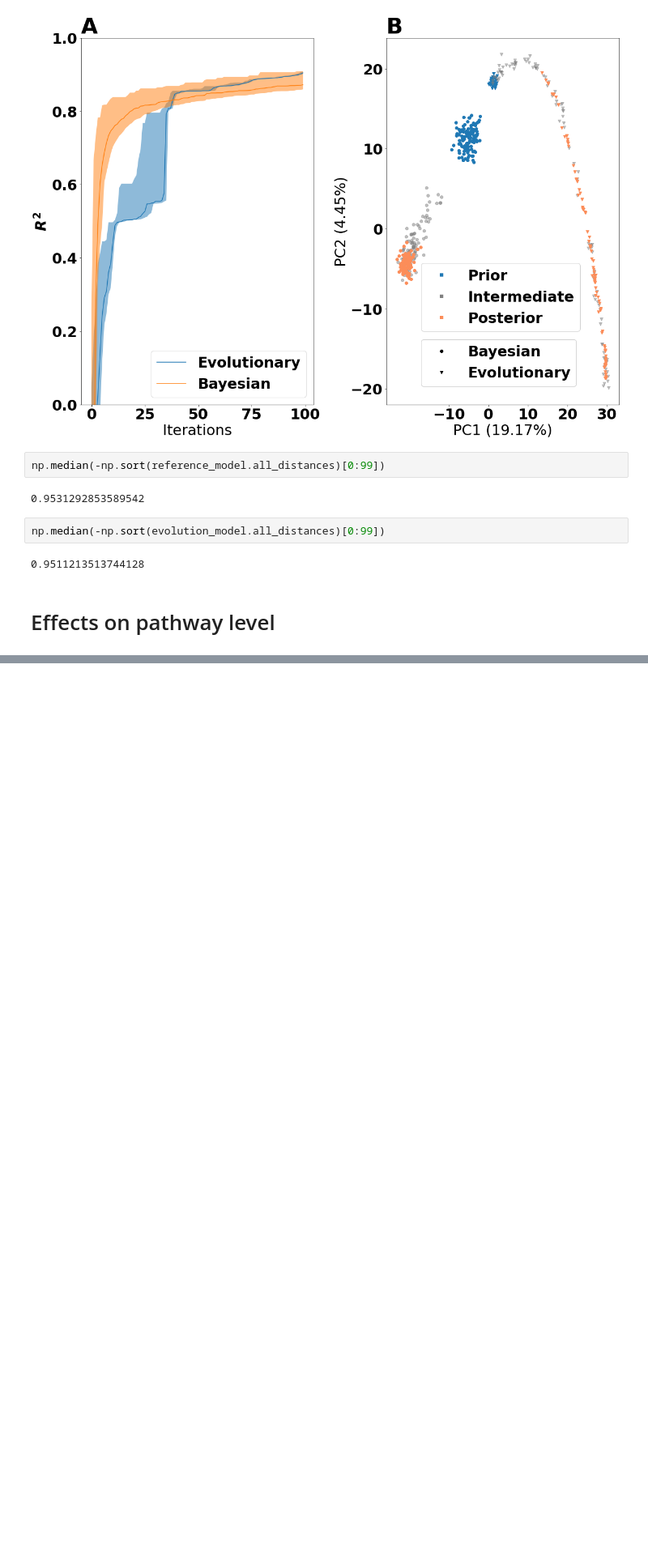
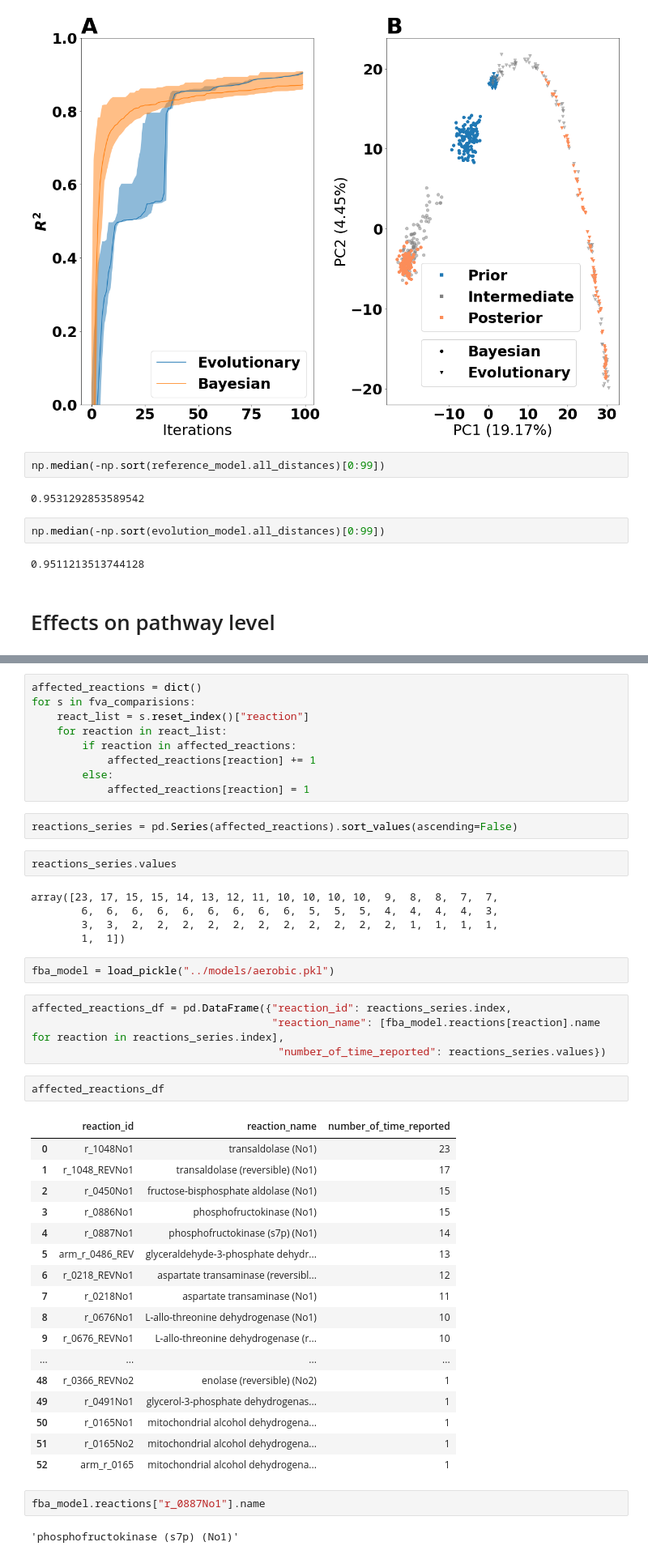
Before and after one commit to vetleser/BayesianGEM, a Jupyter notebook: code/visualization_for_manuscript.ipynb, the cells around one changed output, grey strips where cells are left out. Shown at 81% size. Drawn from its saved outputs; the diff is of its cells as text; blank space fills up the shorter version.

```diff
--- a/code/visualization_for_manuscript.ipynb
+++ b/code/visualization_for_manuscript.ipynb
@@ -910,0 +1003,48 @@ np.median(-np.sort(evolution_model.all_distances)[0:99])
+# %%
+affected_reactions = dict()
+for s in fva_comparisions:
+    react_list = s.reset_index()["reaction"]
+    for reaction in react_list:
+        if reaction in affected_reactions:
+            affected_reactions[reaction] += 1
+        else:
+            affected_reactions[reaction] = 1
+# %%
+reactions_series = pd.Series(affected_reactions).sort_values(ascending=False)
+# %%
+reactions_series.values
+# %% [output]
+array([23, 17, 15, 15, 14, 13, 12, 11, 10, 10, 10, 10,  9,  8,  8,  7,  7,
+        6,  6,  6,  6,  6,  6,  6,  6,  6,  5,  5,  5,  4,  4,  4,  4,  3,
+        3,  3,  2,  2,  2,  2,  2,  2,  2,  2,  2,  2,  2,  1,  1,  1,  1,
+        1,  1])
+# %%
+fba_model = load_pickle("../models/aerobic.pkl")
+# %%
+affected_reactions_df = pd.DataFrame({"reaction_id": reactions_series.index,
+                                      "reaction_name": [fba_model.reactions[reaction].name for reaction in reactions_series.index],
+                                       "number_of_time_reported": reactions_series.values})
+# %%
+affected_reactions_df
+# %% [output]
+|  | reaction_id | reaction_name | number_of_time_reported |
+| 0 | r_1048No1 | transaldolase (No1) | 23 |
+| 1 | r_1048_REVNo1 | transaldolase (reversible) (No1) | 17 |
+| 2 | r_0450No1 | fructose-bisphosphate aldolase (No1) | 15 |
+| 3 | r_0886No1 | phosphofructokinase (No1) | 15 |
+| 4 | r_0887No1 | phosphofructokinase (s7p) (No1) | 14 |
+| 5 | arm_r_0486_REV | glyceraldehyde-3-phosphate dehydr... | 13 |
+| 6 | r_0218_REVNo1 | aspartate transaminase (reversibl... | 12 |
+| 7 | r_0218No1 | aspartate transaminase (No1) | 11 |
+| 8 | r_0676No1 | L-allo-threonine dehydrogenase (No1) | 10 |
+| 9 | r_0676_REVNo1 | L-allo-threonine dehydrogenase (r... | 10 |
+| ... | ... | ... | ... |
+| 48 | r_0366_REVNo2 | enolase (reversible) (No2) | 1 |
+| 49 | r_0491No1 | glycerol-3-phosphate dehydrogenas... | 1 |
+| 50 | r_0165No1 | mitochondrial alcohol dehydrogena... | 1 |
+| 51 | r_0165No2 | mitochondrial alcohol dehydrogena... | 1 |
+| 52 | arm_r_0165 | mitochondrial alcohol dehydrogena... | 1 |
+# %%
+fba_model.reactions["r_0887No1"].name
+# %% [output]
+'phosphofructokinase (s7p) (No1)'
```
Also changed, not shown: parts of 28 cells of this notebook.
